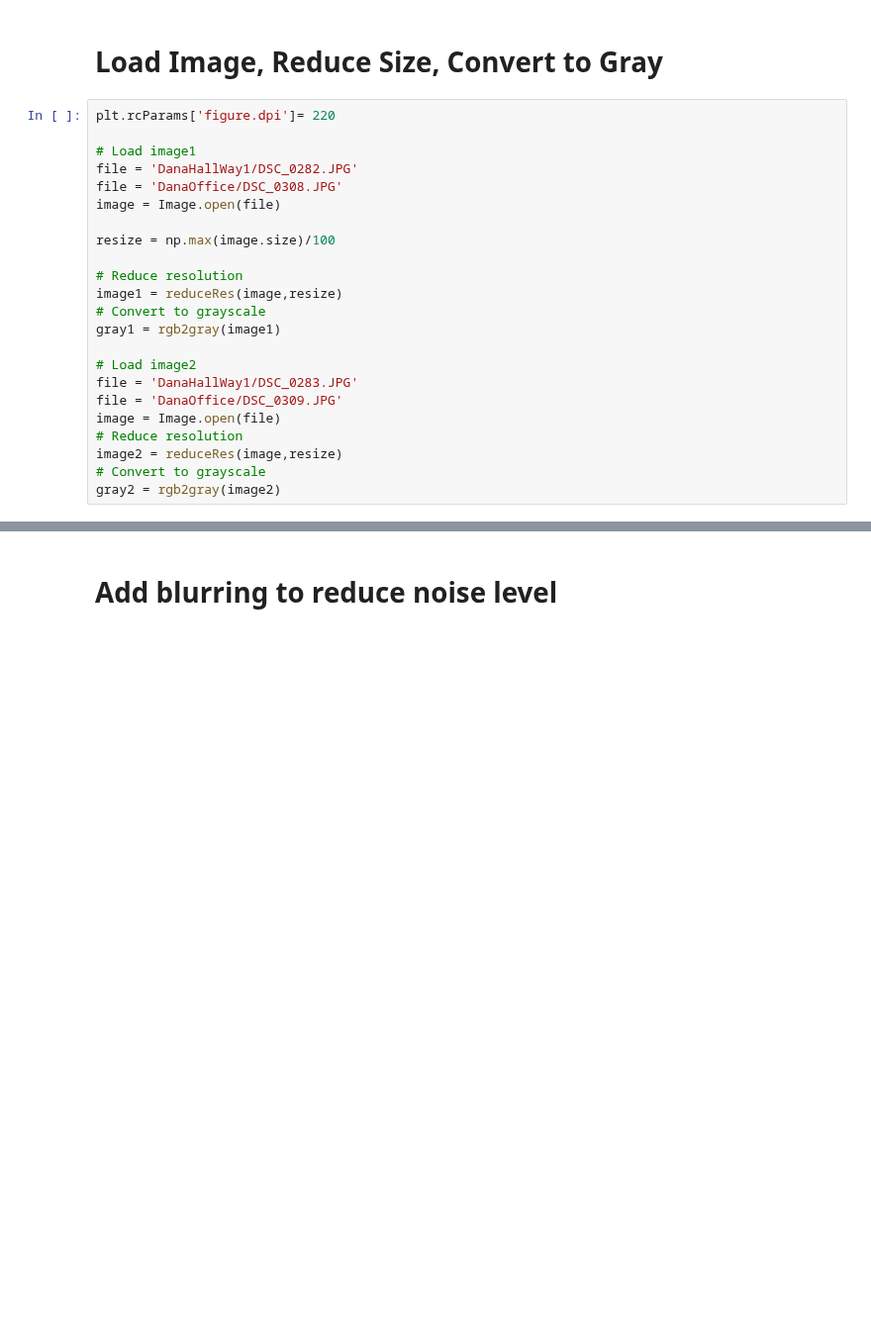
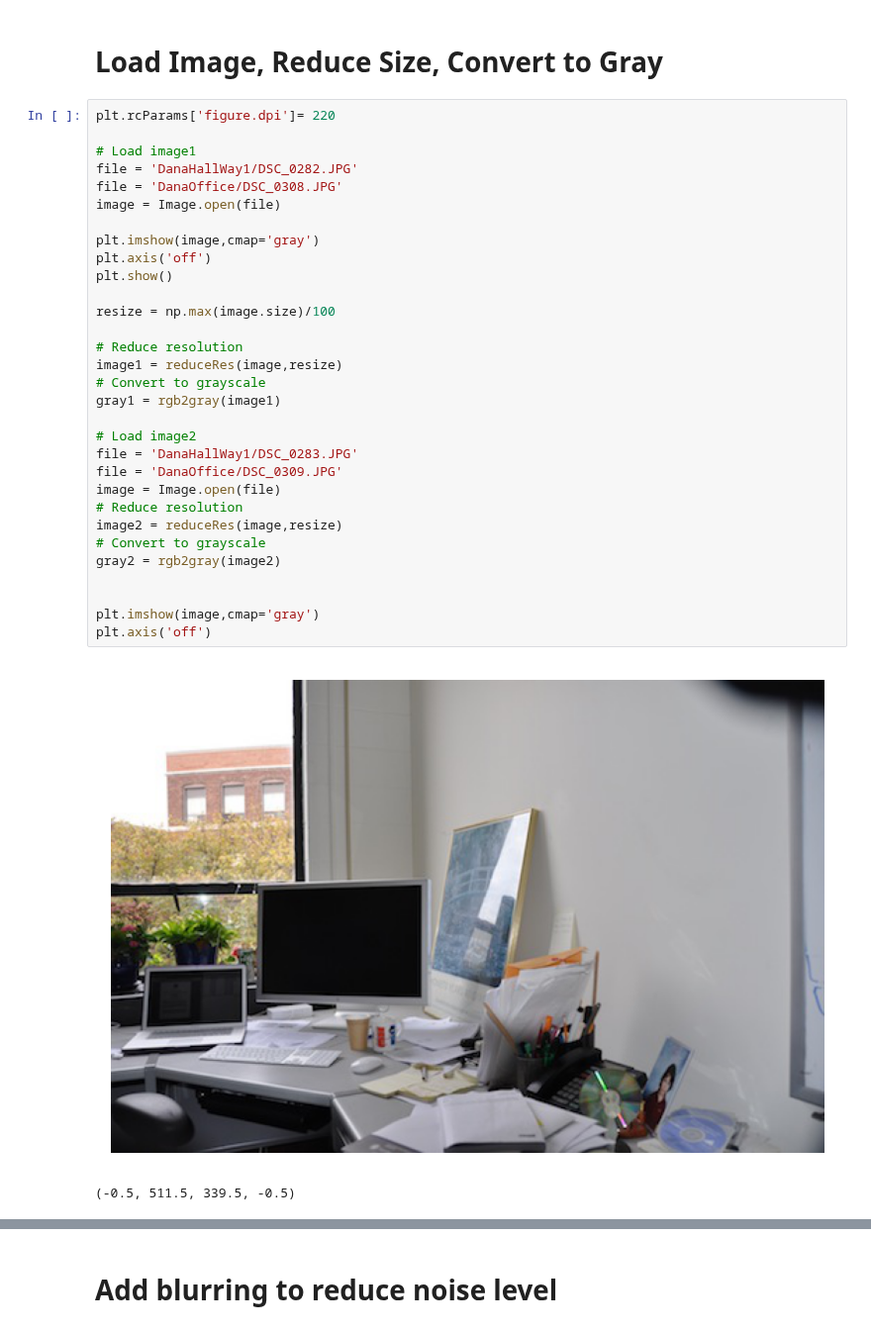
Before and after one commit to Tsmorz/computer-vision, a Jupyter notebook: Project 2/HarrisCorners.ipynb, the cells around one changed output, grey strips where cells are left out. Shown at 99% size. Drawn from its saved outputs; the diff is of its cells as text; blank space fills up the shorter version.

Commit message:
images for report

```diff
--- a/Project 2/HarrisCorners.ipynb
+++ b/Project 2/HarrisCorners.ipynb
@@ -249,23 +249,34 @@ def patch2patch(im1,im2,corners1,corners2,width,num_matches):
 # %%
 plt.rcParams['figure.dpi']= 220
 
 # Load image1
 file = 'DanaHallWay1/DSC_0282.JPG'
 file = 'DanaOffice/DSC_0308.JPG'
 image = Image.open(file)
+
+plt.imshow(image,cmap='gray')
+plt.axis('off')
+plt.show()
 
 resize = np.max(image.size)/100
 
 # Reduce resolution
 image1 = reduceRes(image,resize)
 # Convert to grayscale
 gray1 = rgb2gray(image1)
 
 # Load image2
 file = 'DanaHallWay1/DSC_0283.JPG'
 file = 'DanaOffice/DSC_0309.JPG'
 image = Image.open(file)
 # Reduce resolution
 image2 = reduceRes(image,resize)
 # Convert to grayscale
 gray2 = rgb2gray(image2)
+
+
+plt.imshow(image,cmap='gray')
+plt.axis('off')
+# %% [output]
+[figure, added]
+(-0.5, 511.5, 339.5, -0.5)
```
Also changed, not shown: parts of 1 cell of this notebook, 1 other file.
